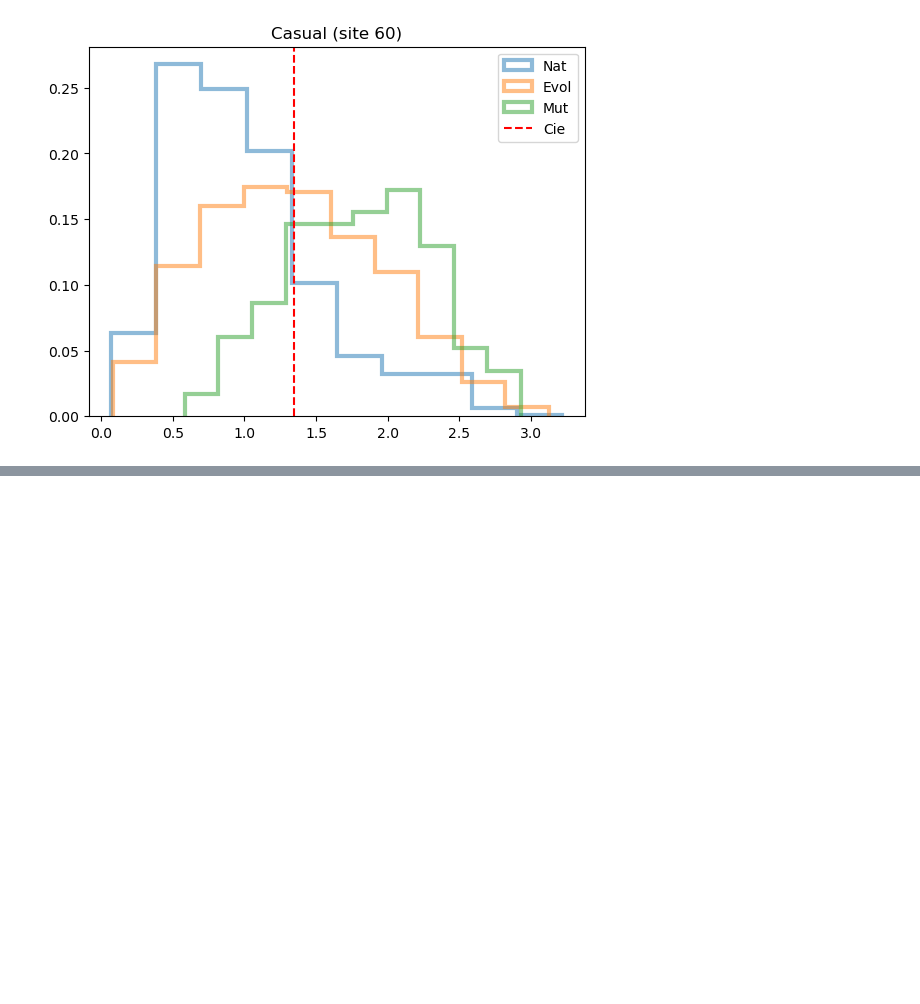
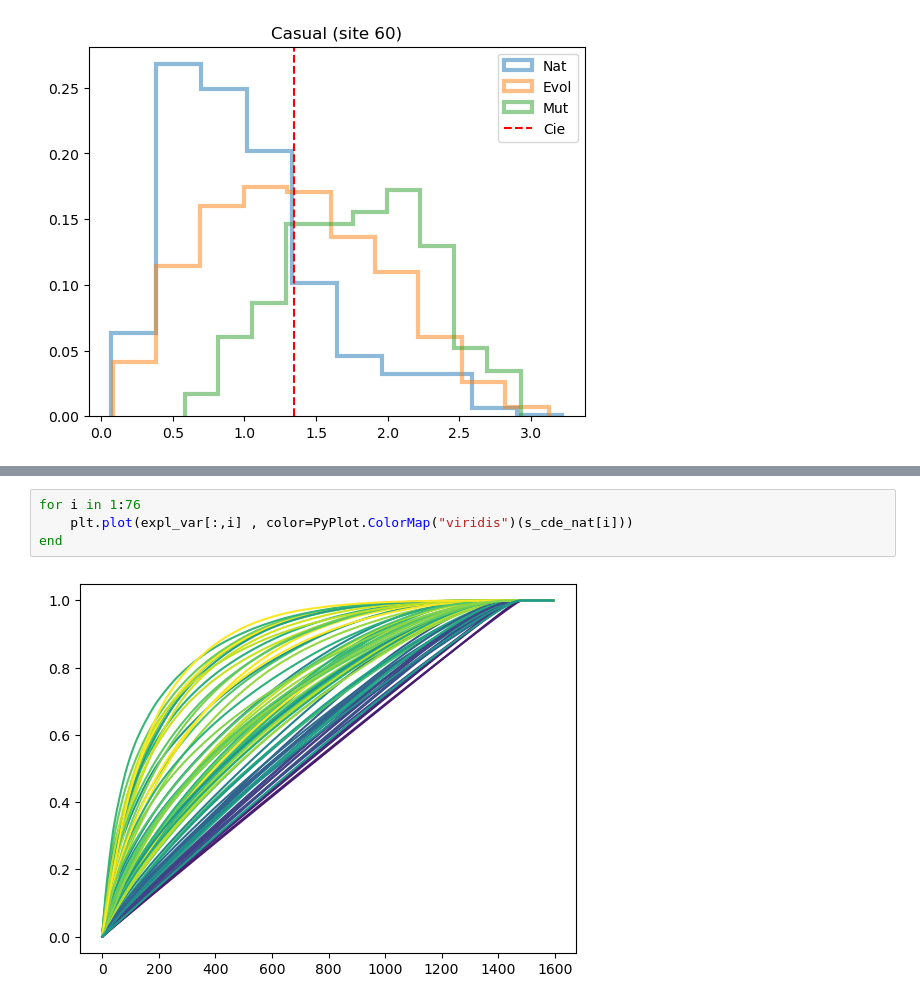
Before and after one commit to leonardodibari/Gen.jl, a Jupyter notebook: notebooks/mutability.ipynb, the cells around one changed output, grey strips where cells are left out. Saved outputs shown, nothing was run; the diff lists cells and outputs as text; blank space fills up the shorter version.

```diff
--- a/notebooks/mutability.ipynb
+++ b/notebooks/mutability.ipynb
@@ -341,0 +344,6 @@ savefig("../cas.png")
+# %%
+for i in 1:76
+    plt.plot(expl_var[:,i] , color=PyPlot.ColorMap("viridis")(s_cde_nat[i]))
+end
+# %% [output]
+[figure, added]
```
Also changed, not shown: parts of 48 cells of this notebook, 29 other files.
